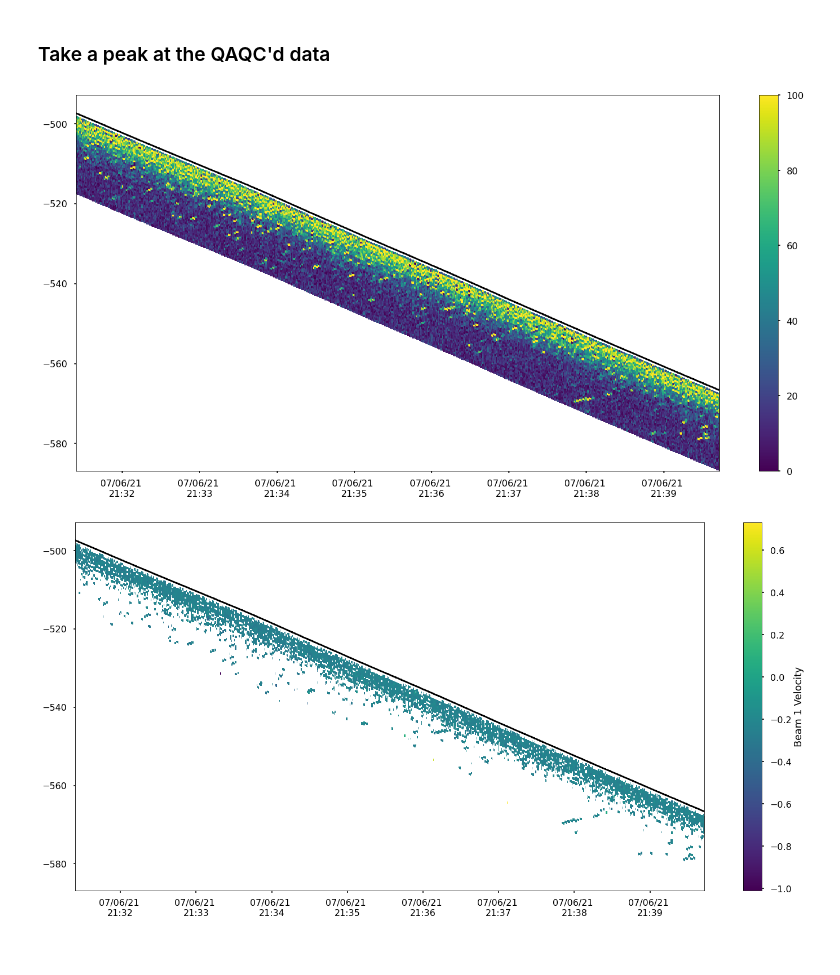
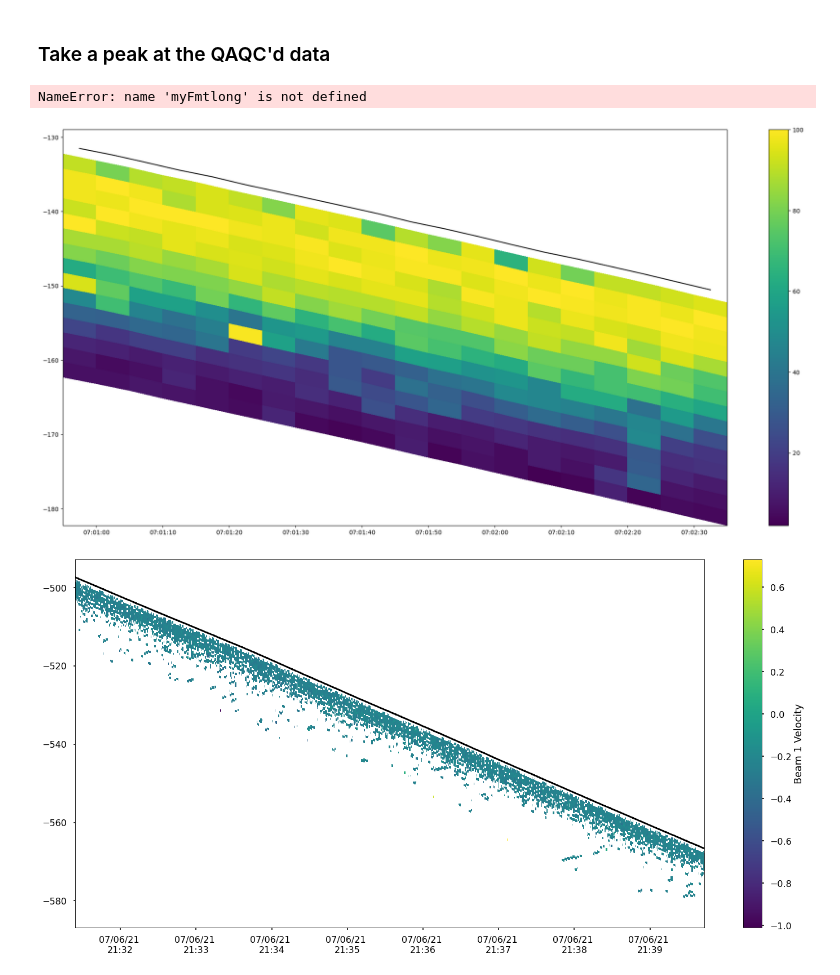
Before and after one commit to JGradone/Slocum-AD2CP, a Jupyter notebook: notebooks/01_Slocum_AD2CP_Testing_and_Data_Exploration.ipynb, the cells around one changed output. Cells and saved outputs as stored; diff of their text form; code cells hidden in the pictures; blank space fills up the shorter version.

```diff
--- a/notebooks/01_Slocum_AD2CP_Testing_and_Data_Exploration.ipynb
+++ b/notebooks/01_Slocum_AD2CP_Testing_and_Data_Exploration.ipynb
@@ -101,7 +101,7 @@ def load_ad2cp(ncfile, mean_lat=15):
     # Try Average group
     try:
         if len(files) == 1:
-            ds = xr.open_dataset(files[0], group="Data/Average/", engine="h5netcdf")
+            ds = xr.open_dataset(files[0], group="Data/Average/")
         else:
             ds = xr.open_mfdataset(
                 files,
@@ -119,7 +119,7 @@ def load_ad2cp(ncfile, mean_lat=15):
     if group is None:
         try:
             if len(files) == 1:
-                ds = xr.open_dataset(files[0], group="Data/Burst/", engine="h5netcdf")
+                ds = xr.open_dataset(files[0], group="Data/Burst/")
             else:
                 ds = xr.open_mfdataset(
                     files,
@@ -137,7 +137,7 @@ def load_ad2cp(ncfile, mean_lat=15):
     ds = ds.sortby("time")
 
     # Attach attributes from Config group of first file
-    config = xr.open_dataset(files[0], group="Config", engine="h5netcdf")
+    config = xr.open_dataset(ncfile[0], group="Config")
     ds = ds.assign_attrs(config.attrs)
 
     # Rename variables for consistency
@@ -157,4 +157,6 @@ def load_ad2cp(ncfile, mean_lat=15):
 
     return ds
 
-load_ad2cp(files,mean_lat=15)
+file = "../raw_data/RU29_Test_AD2CP_1.nc"
+file
+tot_ad2cp = slocum_ad2cp.load_ad2cp(file,mean_lat=15)
@@ -175,7 +164,7 @@ print(gsw.z_from_p(-tot_ad2cp.Pressure.values, 0).max()-gsw.z_from_p(-tot_ad2cp.
 ## Step 3: Subset datasets
 Pull out just one glider segment (based on a unique file name) and the corresponding dead-reckoned depth average current. Use the start and end times to subset the AD2CP data
 # %%
-x=100
+x=21
 
 ## Subset glider df to one segment
 subsetgdf = gdf[(gdf.time >= start_times[x]) & (gdf.time <= end_times[x])]
@@ -268,6 +224,6 @@ np.max(subset_ad2cp.VelocityBeam1.values)
 # %%
-## Correct for local speed of sound
-#subset_ad2cp = correct_sound_speed(subset_ad2cp)
+# Correct for local speed of sound
+subset_ad2cp = slocum_ad2cp.correct_sound_speed(subset_ad2cp)
 # %%
 np.max(subset_ad2cp.VelocityBeam1.values)
 # %% [output]
@@ -299,6 +255,6 @@ np.nanmean(subset_ad2cp.VelocityBeam1.values)
 # %%
 ## QAQC pre-coordinate transformation
-subset_ad2cp = qaqc_pre_coord_transform(subset_ad2cp, corr_threshold = 50, max_amplitude = 75)
+subset_ad2cp = slocum_ad2cp.qaqc_pre_coord_transform(subset_ad2cp, corr_threshold = 50, max_amplitude = 75)
 # %%
 np.nanmean(subset_ad2cp.VelocityBeam1.values)
 # %% [output]
@@ -308,24 +264,22 @@ np.nanmean(subset_ad2cp.VelocityBeam1.values)
 # %%
 [x,y]=np.meshgrid(subset_ad2cp['time'],subset_ad2cp['VelocityRange'])
 [bdepth,bbins]=np.meshgrid(subset_ad2cp['Pressure'],subset_ad2cp['VelocityRange'])
 
 by=bdepth+bbins
 
-# start_ind = 500
-# end_ind   = 850
-
-start_ind = 12000
-end_ind   = 14000
+start_ind = 120
+end_ind   = 140
 
 
 fig = plt.figure(figsize=(25,12))
 plt.pcolormesh(x[:,start_ind:end_ind],-by[:,start_ind:end_ind],subset_ad2cp['CorrelationBeam1'][:,start_ind:end_ind])
 plt.plot(subset_ad2cp['time'][start_ind:end_ind],-subset_ad2cp['Pressure'][start_ind:end_ind],'k')
 plt.colorbar()
 #plt.colorbar(label='Beam 1 Correlation')
 plt.gca().xaxis.set_major_formatter(myFmtlong)
 # %% [output]
+NameError: name 'myFmtlong' is not defined
-[figure, old version]
+[figure, new version]
 # %%
 [x,y]=np.meshgrid(subset_ad2cp['time'],subset_ad2cp['VelocityRange'])
 [bdepth,bbins]=np.meshgrid(subset_ad2cp['Pressure'],subset_ad2cp['VelocityRange'])
```
Also changed, not shown: parts of 27 cells of this notebook, 1 other file.
